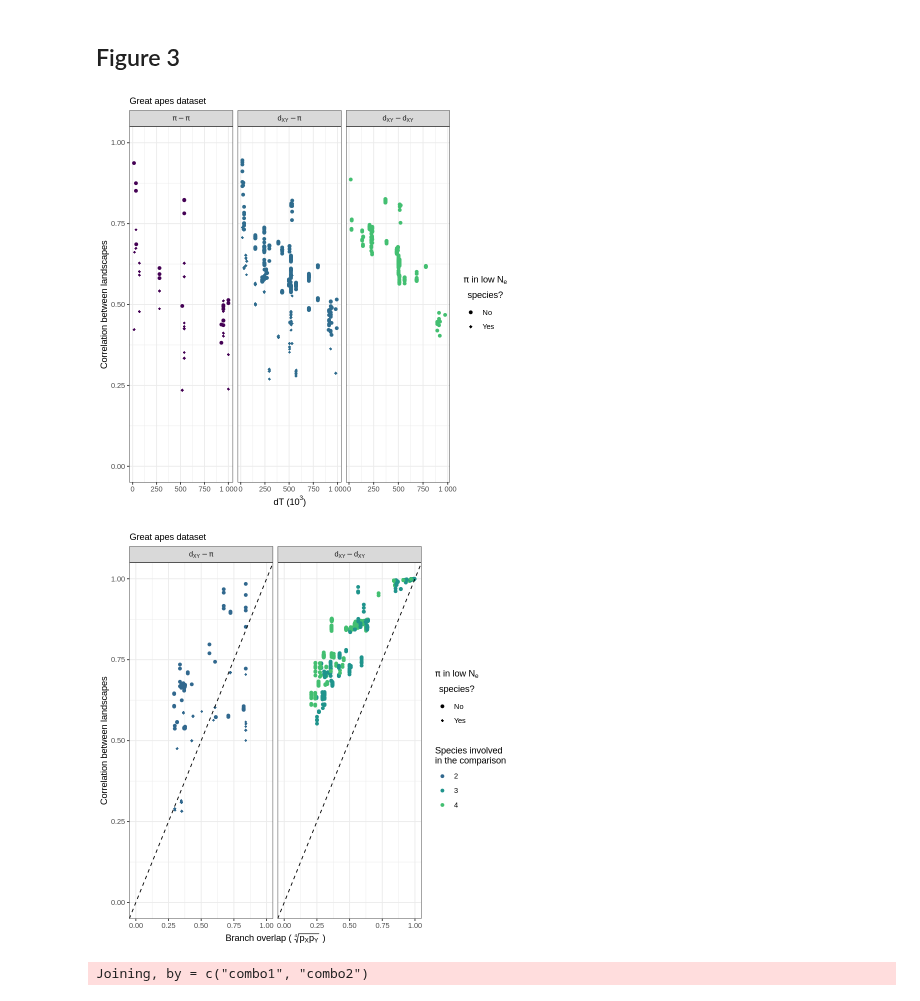
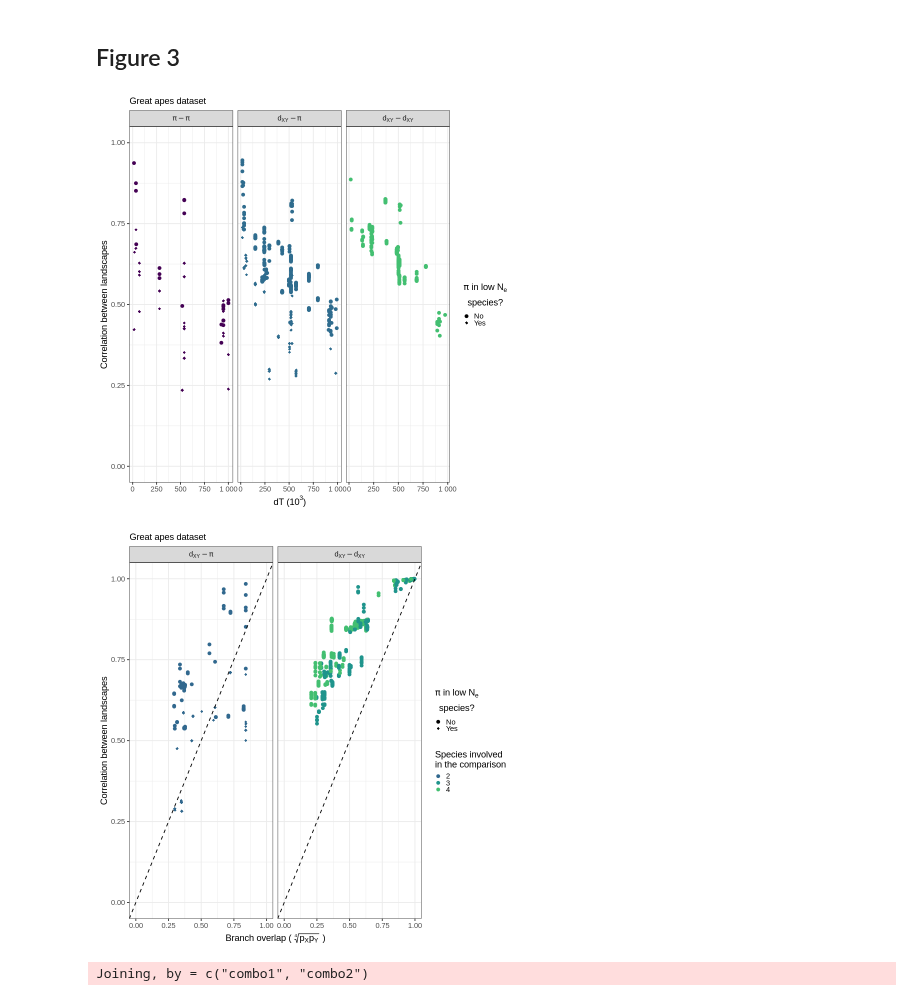
Before and after one commit to kr-colab/greatapes_sims, a Jupyter notebook: scripts/R/paper_figs.ipynb, the cells around one changed output. Drawn from its saved outputs; the diff is of its cells as text; code cells hidden in the pictures.

```diff
--- a/scripts/R/paper_figs.ipynb
+++ b/scripts/R/paper_figs.ipynb
@@ -4,6 +4,7 @@ library(ggplot2)
 library(patchwork)
 source("helper.R")
 library(scales)
+my_theme = my_theme + theme(legend.key.size = unit(0.5, 'lines'))
 # %% [output]
 -- Attaching packages --------------------------------------- tidyverse 1.3.1 --
 
@@ -65,28 +66,30 @@ corr_dt_panel = function(df,subt="", x_colname="dt") {
 corr_dt_panel(df, subt="Great apes dataset")
 ggsave(filename=paste0(outpath,"cor-pidxy-dT_data.pdf"), width = 6.5, height = 3.0, units = "in", dpi=300)
 # %% [output]
-[figure, old version]
+[figure, new version]
 # %%
 corr_panel = function(df,subt="", x_colname="sqsqpxpy", x_name=bquote("Branch overlap ("~sqrt(p[X]*p[Y],4)~")"), has_shared=TRUE) {
     #df$num_spp = as.character(df$num_spp)
+    statcombolabs = c(`dxy_dxy`="d[XY]-d[XY]", `dxy_pi`="d[XY]-pi", `pi_pi`="pi-pi")
+    lownelabs = c(`TRUE`="Yes", `False`="No")
     p_bo = ggplot(df[df$has_shared == has_shared,], aes(y=value, x=get(x_colname), label=stat_combo1, label2=stat_combo2, shape=lowne, col=factor(num_spp))) +
         geom_point() +
         scale_shape_manual(values=c(19, 18), labels=c("No", "Yes")) +
         scale_color_viridis_d(direction=1,begin=1/3, end=0.7) +
         facet_grid(.~factor(statcombo, levels=c("pi_pi", "dxy_pi", "dxy_dxy")), scales="free", labeller=as_labeller(statcombolabs, default=label_parsed)) +
         labs(x=x_name, y="Correlation between landscapes", shape=bquote(atop(pi*" in low "*N[e], "species?")),
              col="Species involved\nin the comparison", subtitle=subt) +
         geom_abline(intercept = 0, slope = 1, linetype = "dashed") +
         xlim(0.0,1.0) +
         ylim(0.0,1.0)+
         guides(colour = guide_legend(title.position="top"), shape = guide_legend(title.position="top")) +
         my_theme
     return(p_bo)
 }
-corr_bo_panel(df, subt="Great apes dataset")
+corr_panel(df, subt="Great apes dataset")
 ggsave(filename=paste0(outpath,"cor-pidxy-branchoverlap_data.pdf"), width = 6.5, height = 3.0, units = "in", dpi=300)
 # %% [output]
-[figure, old version]
+[figure, new version]
 # %%
 # reading in neutral sim covariances
 neutral_covs = read.table(neutral_cov_path, header=TRUE)
```
Also changed, not shown: parts of 9 cells of this notebook.
